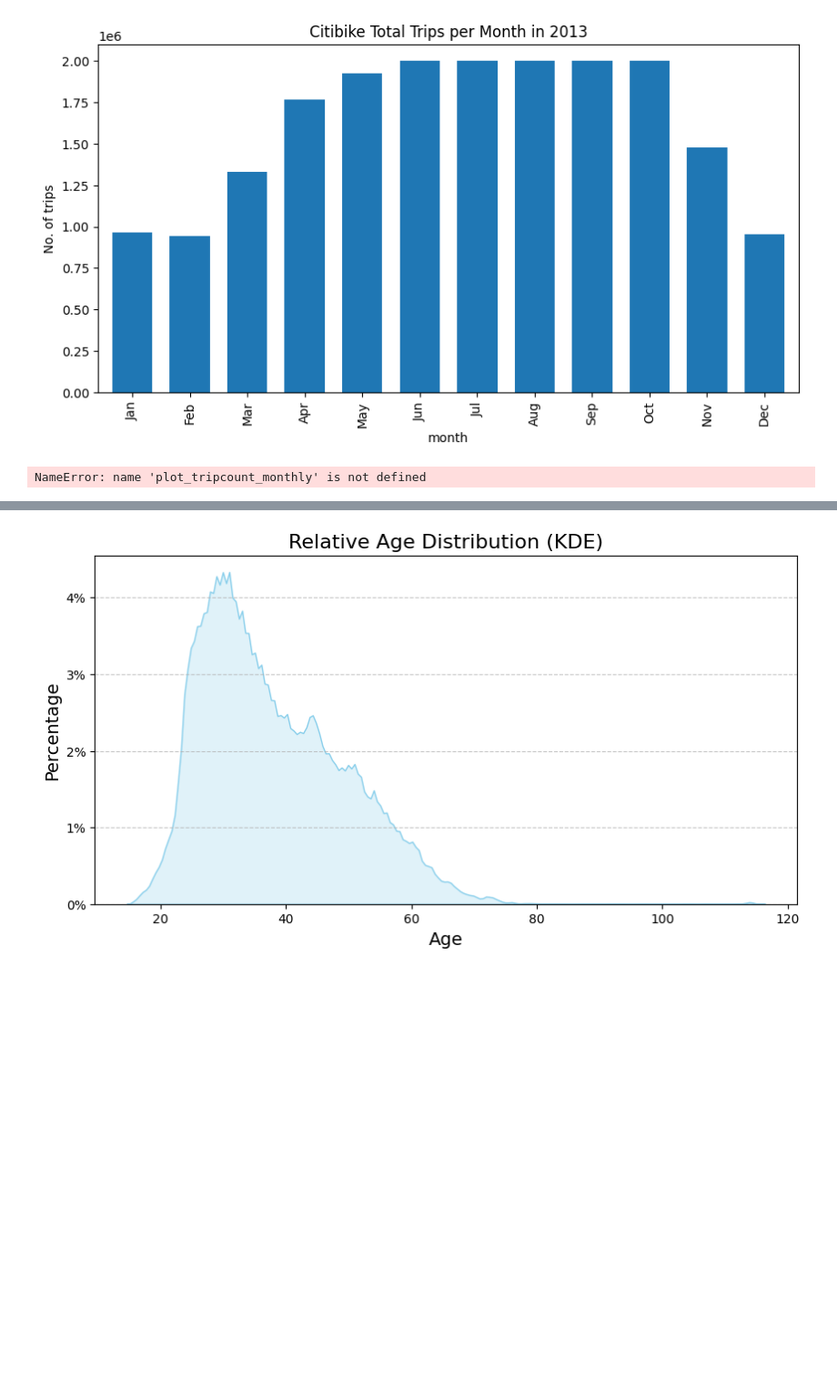
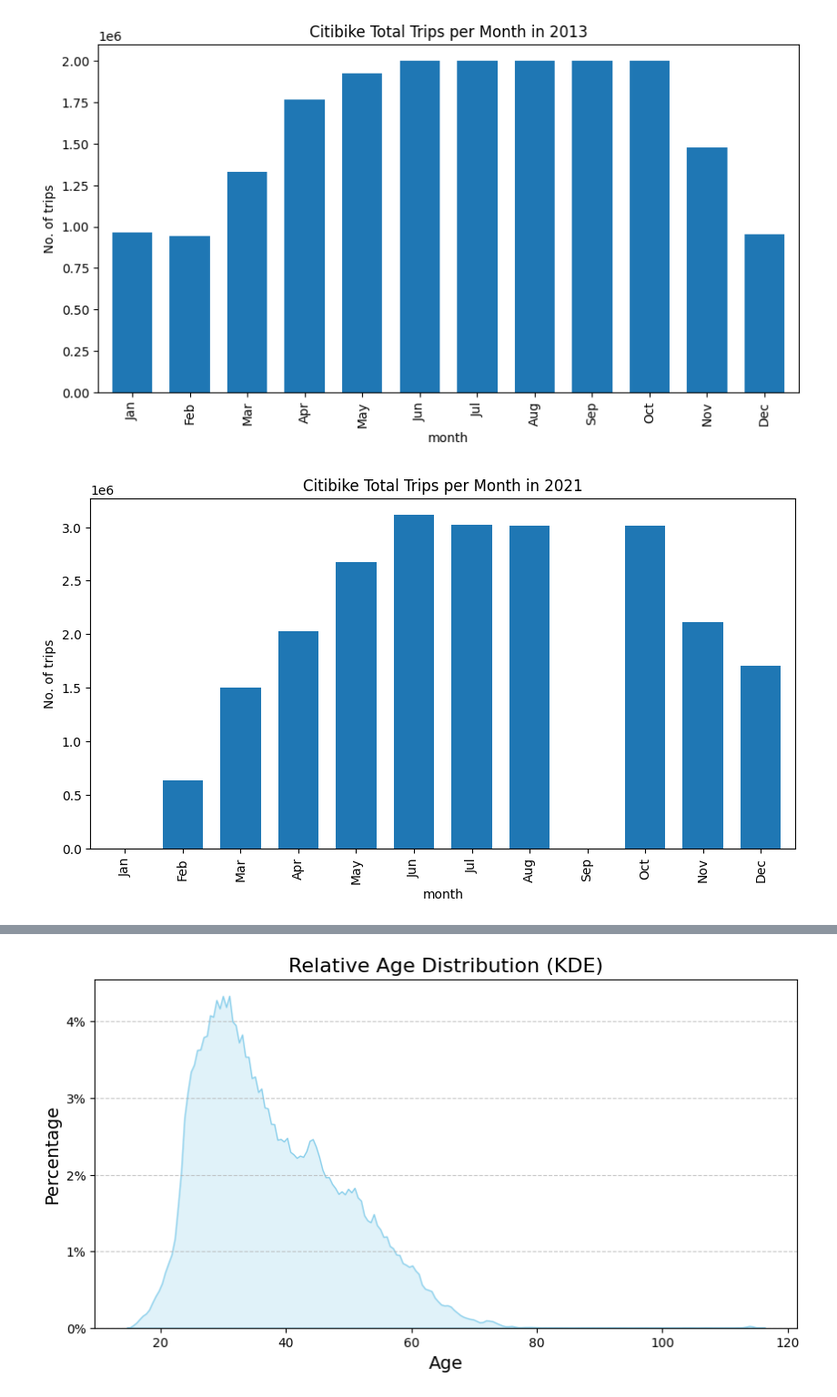
Before and after one commit to joris-de/coding-challenge-AXA, a Jupyter notebook: notebooks/Analysis.ipynb, the cells around one changed output, grey strips where cells are left out. Shown at 91% size. Drawn from its saved outputs; the diff is of its cells as text; code cells hidden in the pictures; blank space fills up the shorter version.

```diff
--- a/notebooks/Analysis.ipynb
+++ b/notebooks/Analysis.ipynb
@@ -624,9 +654,9 @@ plot_tripcount_monthly('2013', data_2019)
 # %% [output]
 [figure]
 # %%
-plot_tripcount_monthly('2022', data_2022)
+plot_tripcount_monthly('2021', data_2021)
 # %% [output]
-NameError: name 'plot_tripcount_monthly' is not defined
+[figure, added]
 # %%
 # If month is not specified, plot over whole year
 def plot_triphour(year: str, df: dict):
```
Also changed, not shown: parts of 32 cells of this notebook.
